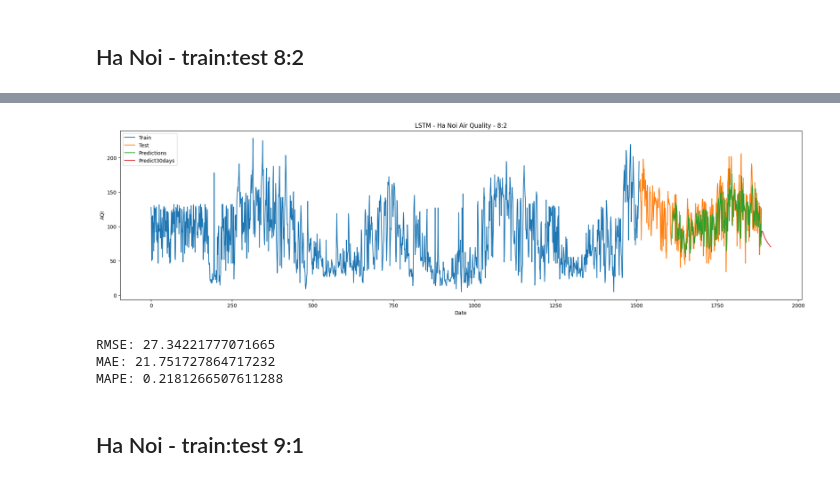
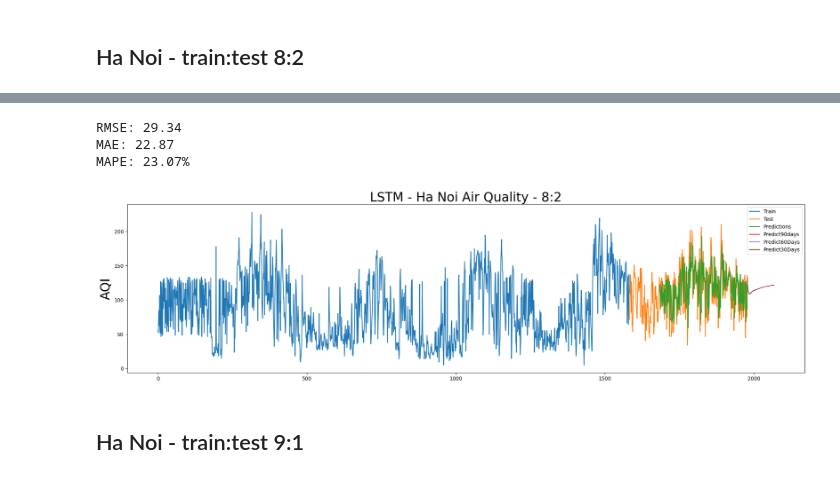
Before and after one commit to ngoctuanuit/IS403_O21_12, a Jupyter notebook: Model/LSTM.ipynb, the cells around one changed output, grey strips where cells are left out. Drawn from its saved outputs; the diff is of its cells as text; code cells hidden in the pictures.

```diff
--- a/Model/LSTM.ipynb
+++ b/Model/LSTM.ipynb
@@ -10,7 +10,13 @@ from sklearn.metrics import mean_squared_error, mean_absolute_error, mean_absolu
 # %%
-df_hn = pd.read_csv('AQI_HaNoi_Done.csv')
-df_dn = pd.read_csv('AQI_DaNang_Done.csv')
-df_vt = pd.read_csv('AQI_VietTri_Done.csv')
+# Read csv file
 
-df_hn.head()
+df_hn = pd.read_csv('AQI_HaNoi_Updated.csv')
+df_dn = pd.read_csv('AQI_DaNang_Updated.csv')
+df_vt = pd.read_csv('AQI_VietTri_Updated.csv')
+
+df_hn = df_hn.reset_index()['AQI']
+df_dn = df_dn.reset_index()['AQI']
+df_vt = df_vt.reset_index()['AQI']
+
+df_hn
 # %% [output]
@@ -23,5 +34,0 @@ df_hn.head()
-# %%
-cols = ['date', 'pm25', 'pm10', 'o3', 'no2', 'so2', 'co', 'AQI']
-df_hn = df_hn[cols]
-df_dn = df_dn[cols]
-df_vt = df_vt[cols]
@@ -276,3 +316,2 @@ y_pred_8_2 = model_8_2.predict(X_test_8_2)
 # %%
-y_pred_8_2 = scaler.inverse_transform(y_pred_8_2.reshape(-1,1))
-# y_pred_8_2
+y_pred_8_2 = scaler.inverse_transform(y_pred_8_2)
@@ -335,0 +318,14 @@ while(i<30):
+# %%
+y_test_8_2_scale = scaler.inverse_transform(y_test_8_2.reshape(-1,1))
+
+rmse = np.sqrt(mean_squared_error(y_test_8_2_scale, y_pred_8_2))
+mae = mean_absolute_error(y_test_8_2_scale, y_pred_8_2)
+mape = np.mean(np.abs((y_test_8_2_scale - y_pred_8_2) / y_test_8_2_scale)) * 100
+
+print(f"RMSE: {rmse:.2f}")
+print(f"MAE: {mae:.2f}")
+print(f"MAPE: {mape:.2f}%")
+# %% [output]
+RMSE: 29.34
+MAE: 22.87
+MAPE: 23.07%
@@ -336,36 +425,30 @@ while(i<30):
 # %%
 plt.figure(figsize=(24, 6))
 
 train_data_index = pd.RangeIndex(start=0, stop=train_size_8_2, step=1)
 plt.plot(scaler.inverse_transform(train_data_8_2))
 
 test_data_index = pd.RangeIndex(start=train_size_8_2, stop=train_size_8_2+test_size_8_2, step=1)
 plt.plot(test_data_index,scaler.inverse_transform(test_data_8_2))
 
 test_data_index = pd.RangeIndex(start=train_size_8_2+101, stop=train_size_8_2+test_size_8_2, step=1)
 plt.plot(test_data_index,(y_pred_8_2))
 
-prediect_data_index = pd.RangeIndex(start=len(df_hn)-1, stop=len(df_hn)+29, step=1)
-plt.plot(prediect_data_index,scaler.inverse_transform(lst_output_8_2))
+prediect_data_index_90d = pd.RangeIndex(start=len(df_hn)-1, stop=len(df_hn)+89, step=1)
+plt.plot(prediect_data_index_90d,scaler.inverse_transform(lst_output_8_2_90d))
 
-plt.title('LSTM - Ha Noi Air Quality - 8:2')
-plt.xlabel('Date')
-plt.ylabel('AQI')
-plt.legend(['Train','Test','Predictions', 'Predict30days'])
+prediect_data_index_60d = pd.RangeIndex(start=len(df_hn)-1, stop=len(df_hn)+59, step=1)
+plt.plot(prediect_data_index_60d,scaler.inverse_transform(lst_output_8_2_60d))
+
+prediect_data_index_30d = pd.RangeIndex(start=len(df_hn)-1, stop=len(df_hn)+29, step=1)
+plt.plot(prediect_data_index_30d,scaler.inverse_transform(lst_output_8_2_30d))
+
+plt.title('LSTM - Ha Noi Air Quality - 8:2', fontsize = 25)
+plt.ylabel('AQI', fontsize = 25)
+plt.legend(['Train','Test','Predictions', 'Predict90days', 'Predict60Days', 'Predict30Days'])
 plt.show()
 # %% [output]
-[figure, old version]
+[figure, new version]
-# %%
-rmse = np.sqrt(mean_squared_error(y_test_8_2, y_pred_8_2))
-print("RMSE:", rmse)
-mae = mean_absolute_error(y_test_8_2, y_pred_8_2)
-print("MAE:", mae)
-mape = mean_absolute_percentage_error(y_test_8_2, y_pred_8_2)
-print("MAPE:", mape)
-# %% [output]
-RMSE: 27.34221777071665
-MAE: 21.751727864717232
-MAPE: 0.2181266507611288
 # %% [markdown]
 ## Ha Noi - train:test 9:1
 # %%
```
Also changed, not shown: parts of 103 cells of this notebook.
